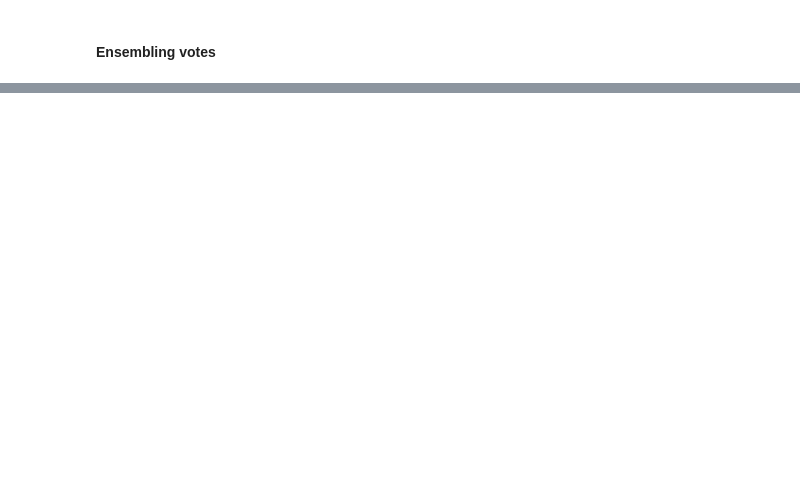
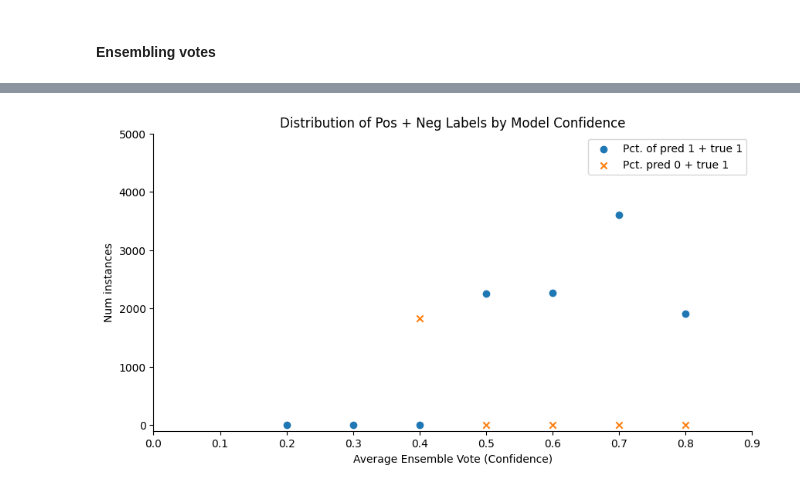
Before and after one commit to anupamajha1/ont_m6a, a Jupyter notebook: crasgaitis/ml.ipynb, the cells around one changed output, grey strips where cells are left out. Drawn from its saved outputs; the diff is of its cells as text; code cells hidden in the pictures; blank space fills up the shorter version.

```diff
--- a/crasgaitis/ml.ipynb
+++ b/crasgaitis/ml.ipynb
@@ -1010,0 +1275,27 @@ plt.show()
+# %%
+# plot
+
+sns.reset_orig()
+plt.figure(figsize=(10, 5))
+# plt.bar(bins[:-1], pred_1_true_1s / np.squeeze(counts_label_1_s[0]), width=0.05, align='edge', label='Pct. of pred 1 + true 1')
+# plt.bar(bins[:-1], pred_0_true_1s / np.squeeze(counts_label_0_s[0]), width=0.05, align='edge', label='Pct. pred 0 + true 1')
+
+
+plt.scatter(bins[:-1], pred_1_true_1s / np.squeeze(counts_label_1_s[0]), label='Pct. of pred 1 + true 1', marker='o')
+plt.scatter(bins[:-1], pred_0_true_1s / np.squeeze(counts_label_0_s[0]), label='Pct. pred 0 + true 1', marker='x')
+
+plt.xticks(bins[:-1])
+plt.ylim(-100, 5000)
+plt.xlabel('Average Ensemble Vote (Confidence)')
+plt.ylabel('Num instances')
+plt.title('Distribution of Pos + Neg Labels by Model Confidence')
+
+ax = plt.gca()
+ax.spines['right'].set_visible(False)
+ax.spines['top'].set_visible(False)
+
+plt.legend()
+
+plt.show()
+# %% [output]
+[figure, added]
```
Also changed, not shown: parts of 20 cells of this notebook, 7 other files.
